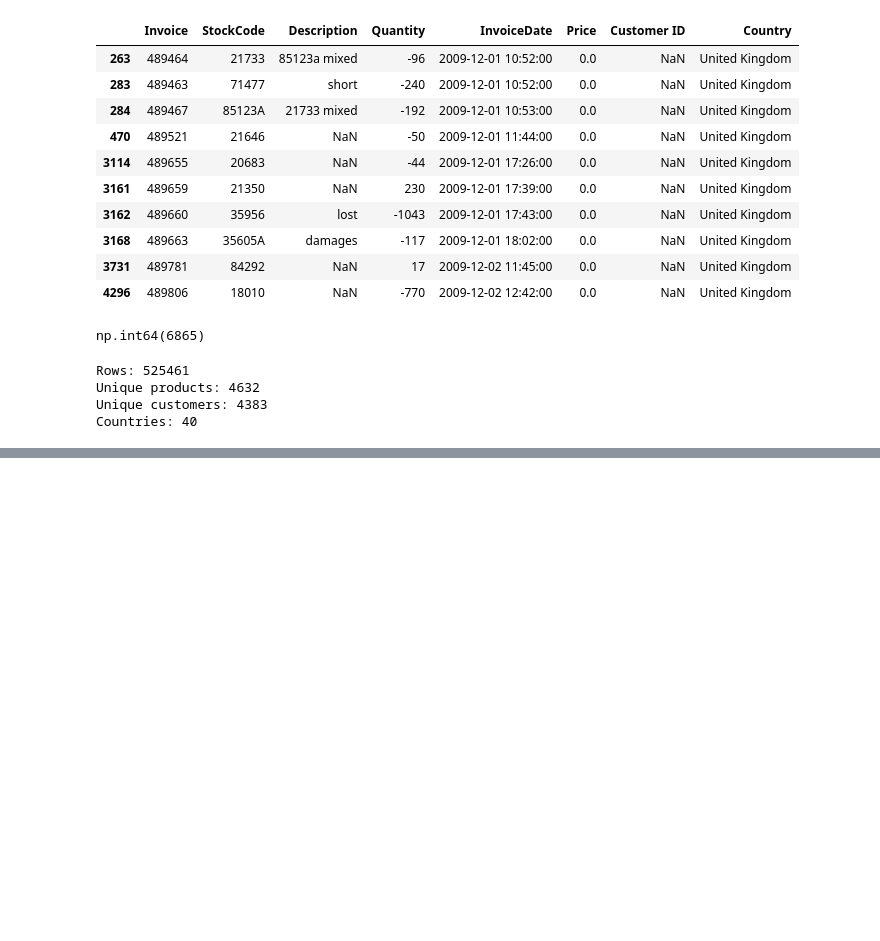
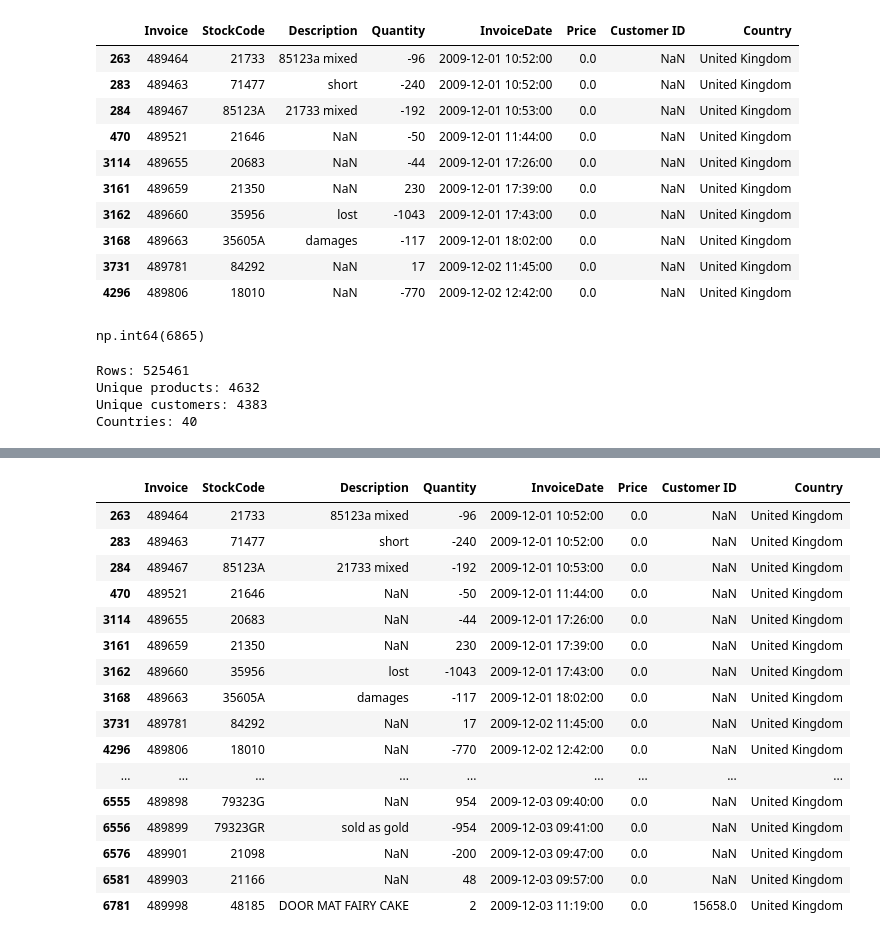
Before and after one commit to taragamache13/retail-demand-forecasting, a Jupyter notebook: notebooks/01_data_exploration.ipynb, the cells around one changed output, grey strips where cells are left out. Saved outputs shown, nothing was run; the diff lists cells and outputs as text; code cells hidden in the pictures; blank space fills up the shorter version.

```diff
--- a/notebooks/01_data_exploration.ipynb
+++ b/notebooks/01_data_exploration.ipynb
@@ -152,0 +273,22 @@ Countries: 40
+# %%
+retail_2009_2010[
+    retail_2009_2010["Price"] <= 0
+].head(20)
+# %% [output]
+|  | Invoice | StockCode | Description | Quantity | InvoiceDate | Price | Customer ID | Country |
+| 263 | 489464 | 21733 | 85123a mixed | -96 | 2009-12-01 10:52:00 | 0.0 | NaN | United Kingdom |
+| 283 | 489463 | 71477 | short | -240 | 2009-12-01 10:52:00 | 0.0 | NaN | United Kingdom |
+| 284 | 489467 | 85123A | 21733 mixed | -192 | 2009-12-01 10:53:00 | 0.0 | NaN | United Kingdom |
+| 470 | 489521 | 21646 | NaN | -50 | 2009-12-01 11:44:00 | 0.0 | NaN | United Kingdom |
+| 3114 | 489655 | 20683 | NaN | -44 | 2009-12-01 17:26:00 | 0.0 | NaN | United Kingdom |
+| 3161 | 489659 | 21350 | NaN | 230 | 2009-12-01 17:39:00 | 0.0 | NaN | United Kingdom |
+| 3162 | 489660 | 35956 | lost | -1043 | 2009-12-01 17:43:00 | 0.0 | NaN | United Kingdom |
+| 3168 | 489663 | 35605A | damages | -117 | 2009-12-01 18:02:00 | 0.0 | NaN | United Kingdom |
+| 3731 | 489781 | 84292 | NaN | 17 | 2009-12-02 11:45:00 | 0.0 | NaN | United Kingdom |
+| 4296 | 489806 | 18010 | NaN | -770 | 2009-12-02 12:42:00 | 0.0 | NaN | United Kingdom |
+| ... | ... | ... | ... | ... | ... | ... | ... | ... |
+| 6555 | 489898 | 79323G | NaN | 954 | 2009-12-03 09:40:00 | 0.0 | NaN | United Kingdom |
+| 6556 | 489899 | 79323GR | sold as gold | -954 | 2009-12-03 09:41:00 | 0.0 | NaN | United Kingdom |
+| 6576 | 489901 | 21098 | NaN | -200 | 2009-12-03 09:47:00 | 0.0 | NaN | United Kingdom |
+| 6581 | 489903 | 21166 | NaN | 48 | 2009-12-03 09:57:00 | 0.0 | NaN | United Kingdom |
+| 6781 | 489998 | 48185 | DOOR MAT FAIRY CAKE | 2 | 2009-12-03 11:19:00 | 0.0 | 15658.0 | United Kingdom |
```
Also changed, not shown: parts of 16 cells of this notebook.
